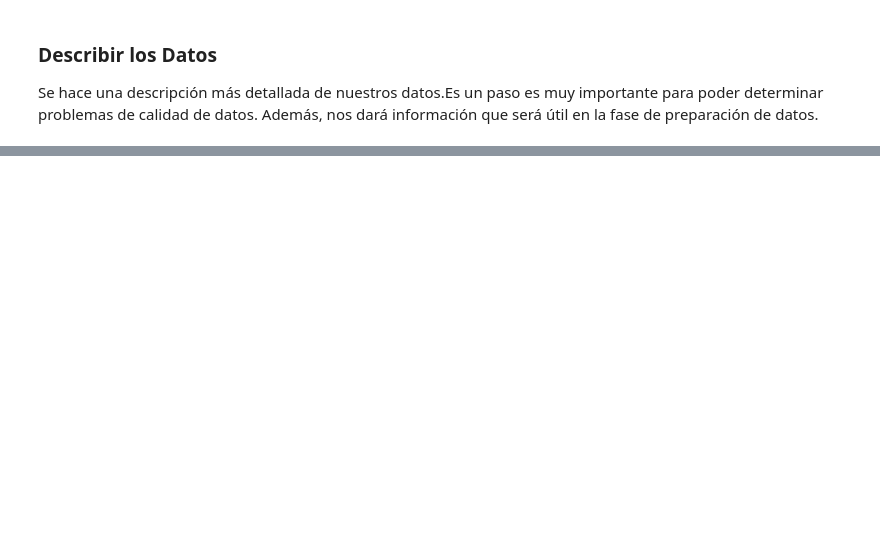
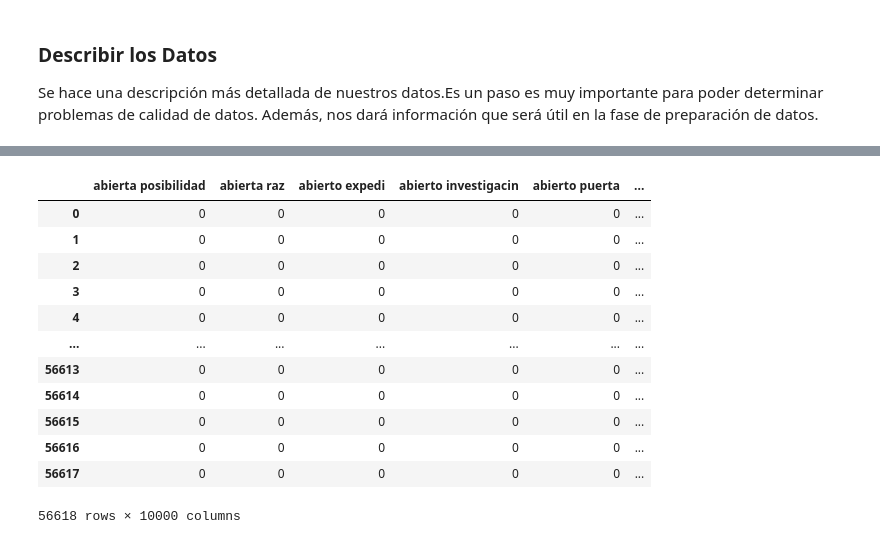
Before and after one commit to InteligenciaNegocios-G14/Proyecto1, a Jupyter notebook: Proyeto1.ipynb, the cells around one changed output, grey strips where cells are left out. Cells and saved outputs as stored; diff of their text form; code cells hidden in the pictures; blank space fills up the shorter version.

```diff
--- a/Proyeto1.ipynb
+++ b/Proyeto1.ipynb
@@ -68,0 +186,23 @@ data.describe()
+# %%
+bv = CountVectorizer(ngram_range=(2,3), max_features=10000)#Usa 10,000 palabras mas comunes
+
+bv_matrix = bv.fit_transform(data['Titulo'])
+bv_matrix2 = bv.fit_transform(data['Descripcion'])
+bv_matrix = bv_matrix.toarray()
+#bv_matrix2 = bv_matrix.toarray()
+vocab = bv.get_feature_names_out()
+pd.DataFrame(bv_matrix, columns=vocab)
+# %% [output]
+|  | abierta posibilidad | abierta raz | abierto expedi | abierto investigacin | abierto puerta | ... |
+| 0 | 0 | 0 | 0 | 0 | 0 | ... |
+| 1 | 0 | 0 | 0 | 0 | 0 | ... |
+| 2 | 0 | 0 | 0 | 0 | 0 | ... |
+| 3 | 0 | 0 | 0 | 0 | 0 | ... |
+| 4 | 0 | 0 | 0 | 0 | 0 | ... |
+| ... | ... | ... | ... | ... | ... | ... |
+| 56613 | 0 | 0 | 0 | 0 | 0 | ... |
+| 56614 | 0 | 0 | 0 | 0 | 0 | ... |
+| 56615 | 0 | 0 | 0 | 0 | 0 | ... |
+| 56616 | 0 | 0 | 0 | 0 | 0 | ... |
+| 56617 | 0 | 0 | 0 | 0 | 0 | ... |
+56618 rows × 10000 columns
```
Also changed, not shown: parts of 19 cells of this notebook.
